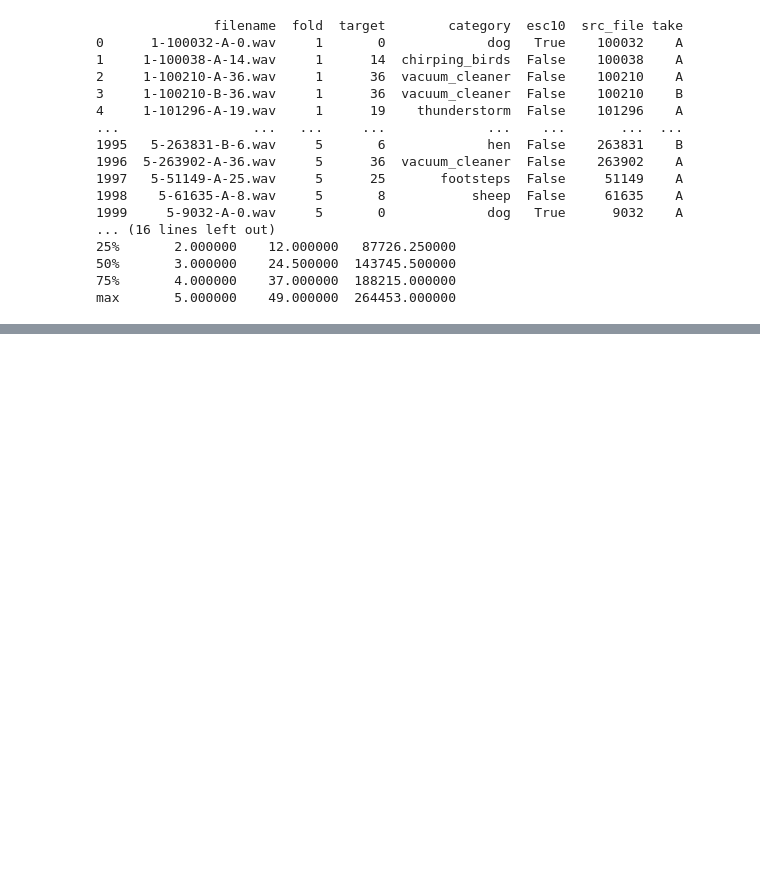
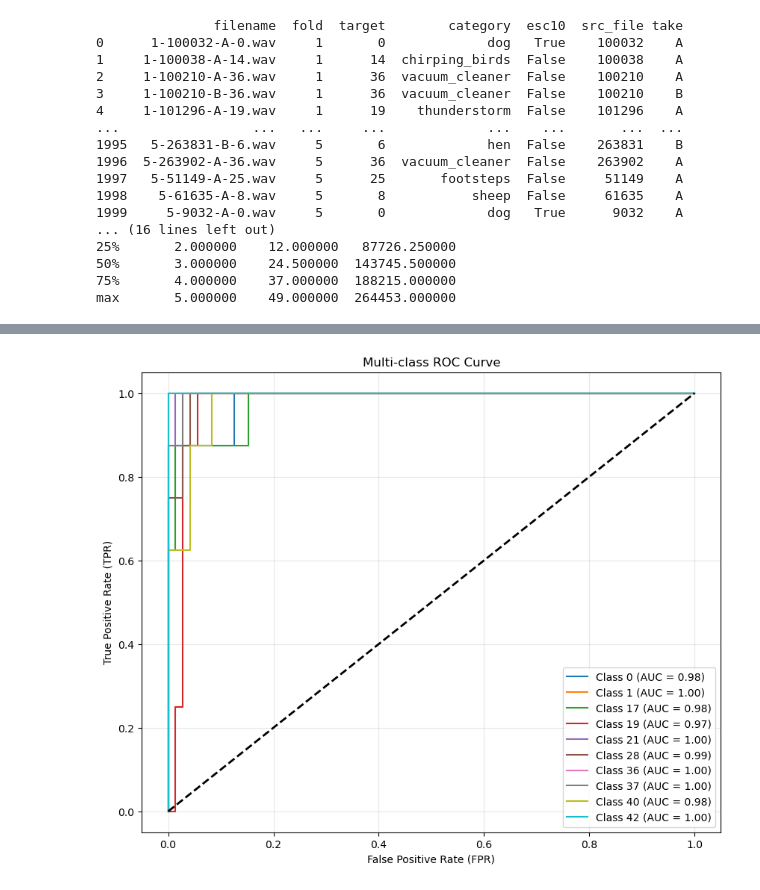
Before and after one commit to soheilbh/aed-challange, a Jupyter notebook: main.ipynb, the cells around one changed output, grey strips where cells are left out. Cells and saved outputs as stored; diff of their text form; code cells hidden in the pictures; blank space fills up the shorter version.

```diff
--- a/main.ipynb
+++ b/main.ipynb
@@ -362,0 +326,9 @@ plt.show()
+# %%
+# Train-Test Splitting
+X = combined_features
+y = np.array(keys_list)
+
+# Train-test split
+X_train_not_scaled, X_test_not_scaled, y_train, y_test = train_test_split(
+    combined_features, np.array(keys_list), test_size=0.2, random_state=42, stratify=keys_list
+)
@@ -362,0 +549,25 @@ plt.show()
+# %%
+from sklearn.preprocessing import label_binarize
+
+# Binarize the labels for multi-class ROC (One-vs-Rest)
+y_test_binarized = label_binarize(y_test, classes=np.unique(y_test))
+
+# Initialize a plot
+plt.figure(figsize=(10, 8))
+
+# Loop through each class and compute ROC curve and AUC
+for i in range(len(np.unique(y_test))):
+    fpr, tpr, _ = roc_curve(y_test_binarized[:, i], y_prob[:, i])
+    roc_auc = auc(fpr, tpr)
+    plt.plot(fpr, tpr, label=f'Class {np.unique(y_test)[i]} (AUC = {roc_auc:.2f})')
+
+# Plot settings
+plt.plot([0, 1], [0, 1], 'k--', lw=2)  # Diagonal line (random classifier)
+plt.xlabel('False Positive Rate (FPR)')
+plt.ylabel('True Positive Rate (TPR)')
+plt.title('Multi-class ROC Curve')
+plt.legend(loc='lower right')
+plt.grid(alpha=0.3)
+plt.show()
+# %% [output]
+[figure, added]
```
Also changed, not shown: parts of 49 cells of this notebook, 3 other files.
